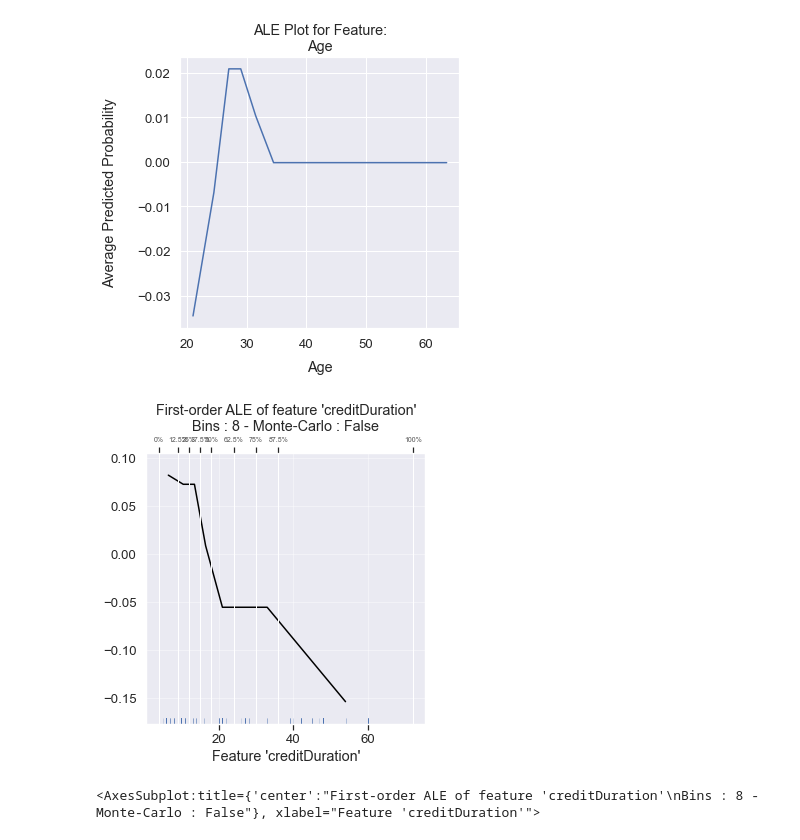
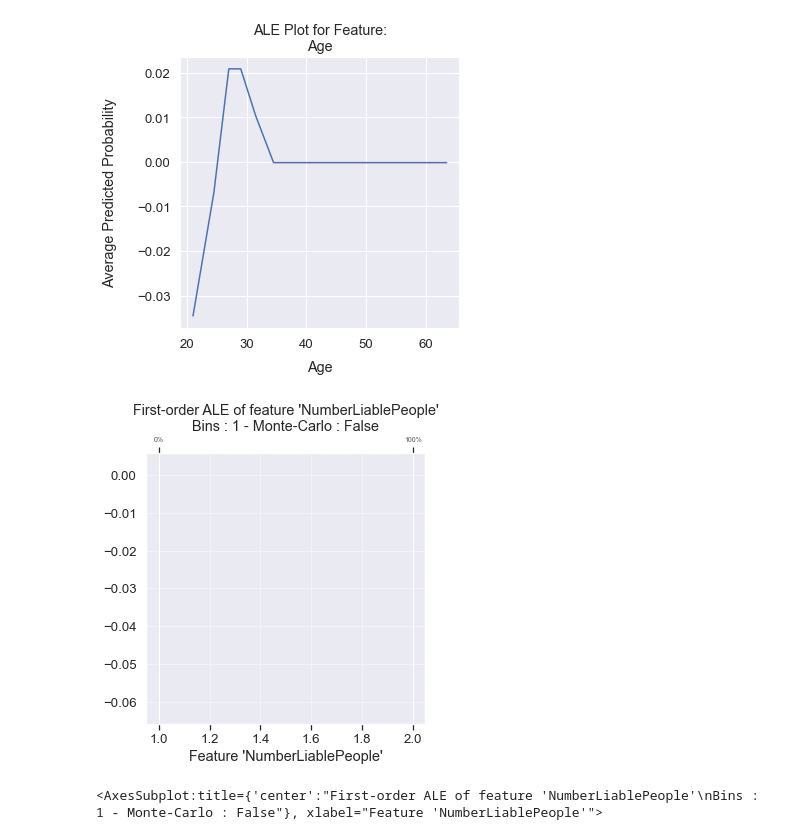
Before and after one commit to belzaina/mlinterp, a Jupyter notebook: InterpretableML.ipynb, the cells around one changed output. Cells and saved outputs as stored; diff of their text form; code cells hidden in the pictures.

```diff
--- a/InterpretableML.ipynb
+++ b/InterpretableML.ipynb
@@ -503,8 +503,8 @@ ale_pretty_plot(grid, ale_values, reference_feature, feature_type, fig_size=[5,5
 # %%
 from alepython import ale_plot
 
 model_fit.predict = lambda x: model_fit.predict_proba(x)[:,1]
-ale_plot(model_fit, train_set = x, features = 'creditDuration', bins=10)
+ale_plot(model_fit, train_set = x, features = 'NumberLiablePeople', bins=10)
 # %% [output]
-[figure, old version]
+[figure, new version]
-<AxesSubplot:title={'center':"First-order ALE of feature 'creditDuration'\nBins : 8 - Monte-Carlo : False"}, xlabel="Feature 'creditDuration'">
+<AxesSubplot:title={'center':"First-order ALE of feature 'NumberLiablePeople'\nBins : 1 - Monte-Carlo : False"}, xlabel="Feature 'NumberLiablePeople'">
```
Also changed, not shown: 1 other file.
